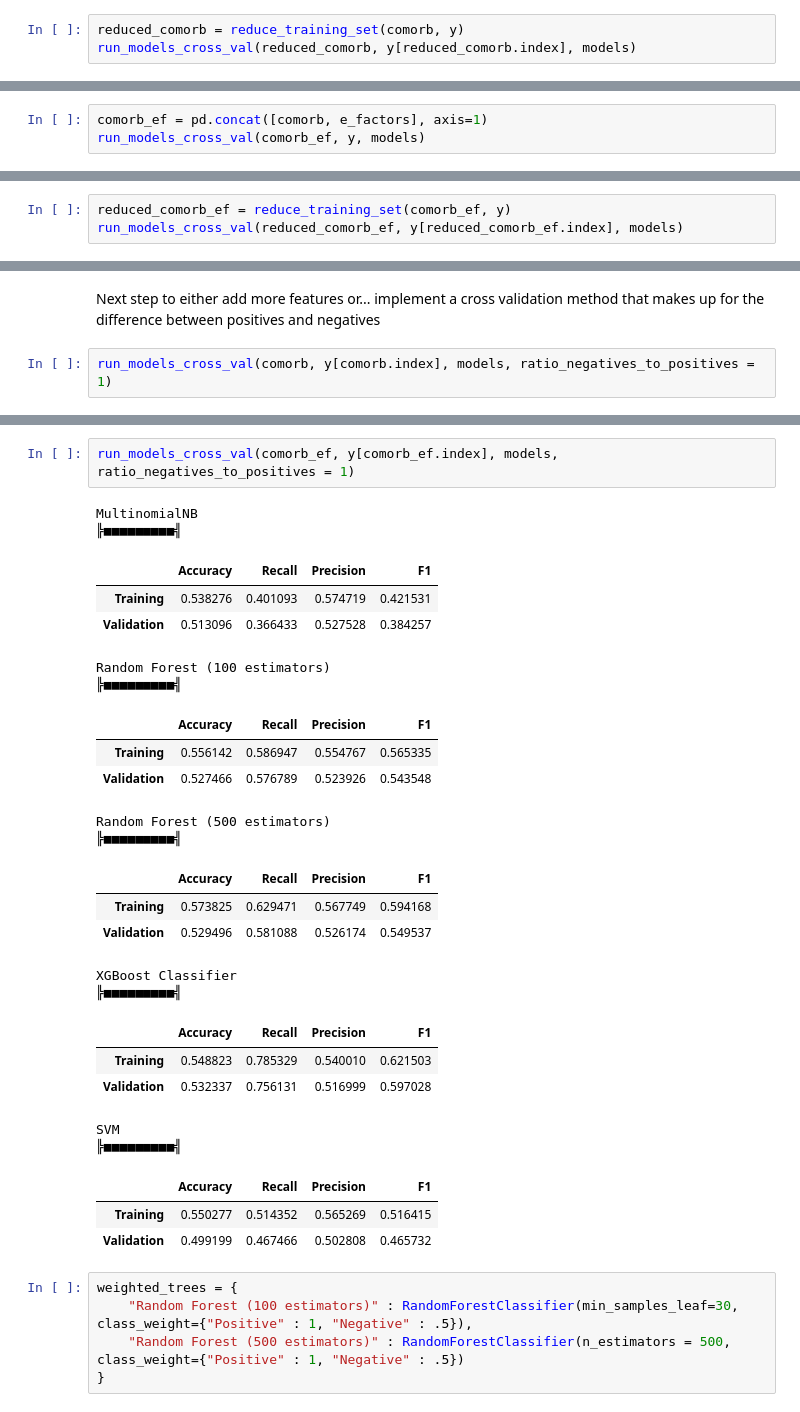
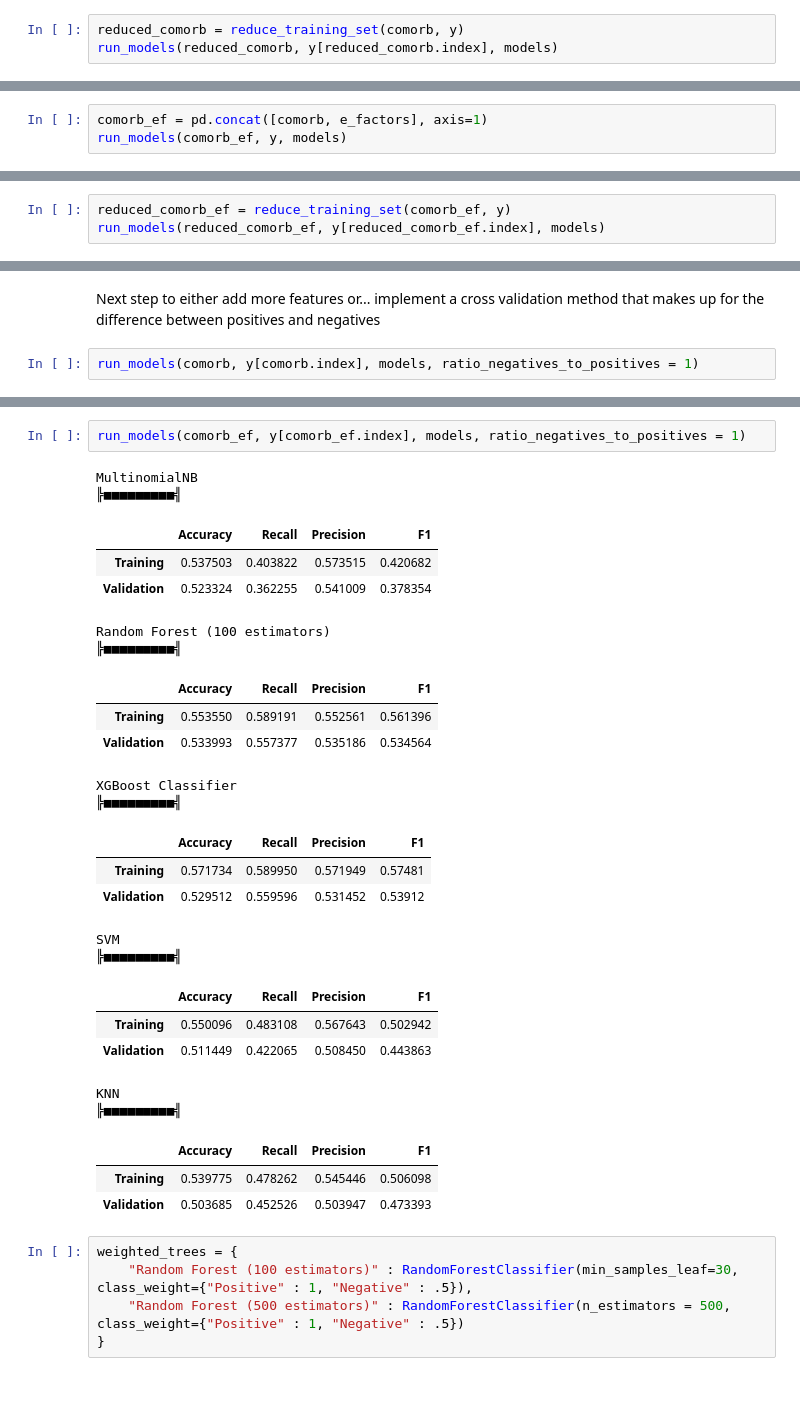
Before and after one commit to Sir-Slade/covid_prediction_project, a Jupyter notebook: PredictorExperiments.ipynb, the cells around one changed output, grey strips where cells are left out. Drawn from its saved outputs; the diff is of its cells as text.

```diff
--- a/PredictorExperiments.ipynb
+++ b/PredictorExperiments.ipynb
@@ -284,6 +344,6 @@ SVM
 # %%
 reduced_comorb = reduce_training_set(comorb, y)
-run_models_cross_val(reduced_comorb, y[reduced_comorb.index], models)
+run_models(reduced_comorb, y[reduced_comorb.index], models)
 # %% [output]
 MultinomialNB
 ╠■■■■■■■■■╣
@@ -313,6 +373,6 @@ SVM
 # %%
 comorb_ef = pd.concat([comorb, e_factors], axis=1)
-run_models_cross_val(comorb_ef, y, models)
+run_models(comorb_ef, y, models)
 # %% [output]
 MultinomialNB
 ╠■■■■■■■■■╣
@@ -342,6 +402,6 @@ SVM
 # %%
 reduced_comorb_ef = reduce_training_set(comorb_ef, y)
-run_models_cross_val(reduced_comorb_ef, y[reduced_comorb_ef.index], models)
+run_models(reduced_comorb_ef, y[reduced_comorb_ef.index], models)
 # %% [output]
 MultinomialNB
 ╠■■■■■■■■■╣
@@ -371,7 +431,7 @@ SVM
 # %% [markdown]
 Next step to either add more features or... implement a cross validation method that makes up for the difference between positives and negatives
 # %%
-run_models_cross_val(comorb, y[comorb.index], models, ratio_negatives_to_positives = 1)
+run_models(comorb, y[comorb.index], models, ratio_negatives_to_positives = 1)
 # %% [output]
 MultinomialNB
 ╠■■■■■■■■■╣
@@ -401,31 +461,31 @@ SVM
 # %%
-run_models_cross_val(comorb_ef, y[comorb_ef.index], models, ratio_negatives_to_positives = 1)
+run_models(comorb_ef, y[comorb_ef.index], models, ratio_negatives_to_positives = 1)
 # %% [output]
 MultinomialNB
 ╠■■■■■■■■■╣
 |  | Accuracy | Recall | Precision | F1 |
-| Training | 0.538276 | 0.401093 | 0.574719 | 0.421531 |
-| Validation | 0.513096 | 0.366433 | 0.527528 | 0.384257 |
+| Training | 0.537503 | 0.403822 | 0.573515 | 0.420682 |
+| Validation | 0.523324 | 0.362255 | 0.541009 | 0.378354 |
 Random Forest (100 estimators)
 ╠■■■■■■■■■╣
 |  | Accuracy | Recall | Precision | F1 |
-| Training | 0.556142 | 0.586947 | 0.554767 | 0.565335 |
-| Validation | 0.527466 | 0.576789 | 0.523926 | 0.543548 |
+| Training | 0.553550 | 0.589191 | 0.552561 | 0.561396 |
+| Validation | 0.533993 | 0.557377 | 0.535186 | 0.534564 |
-Random Forest (500 estimators)
+XGBoost Classifier
 ╠■■■■■■■■■╣
 |  | Accuracy | Recall | Precision | F1 |
-| Training | 0.573825 | 0.629471 | 0.567749 | 0.594168 |
-| Validation | 0.529496 | 0.581088 | 0.526174 | 0.549537 |
+| Training | 0.571734 | 0.589950 | 0.571949 | 0.57481 |
+| Validation | 0.529512 | 0.559596 | 0.531452 | 0.53912 |
-XGBoost Classifier
+SVM
 ╠■■■■■■■■■╣
 |  | Accuracy | Recall | Precision | F1 |
-| Training | 0.548823 | 0.785329 | 0.540010 | 0.621503 |
-| Validation | 0.532337 | 0.756131 | 0.516999 | 0.597028 |
+| Training | 0.550096 | 0.483108 | 0.567643 | 0.502942 |
+| Validation | 0.511449 | 0.422065 | 0.508450 | 0.443863 |
-SVM
+KNN
 ╠■■■■■■■■■╣
 |  | Accuracy | Recall | Precision | F1 |
-| Training | 0.550277 | 0.514352 | 0.565269 | 0.516415 |
-| Validation | 0.499199 | 0.467466 | 0.502808 | 0.465732 |
+| Training | 0.539775 | 0.478262 | 0.545446 | 0.506098 |
+| Validation | 0.503685 | 0.452526 | 0.503947 | 0.473393 |
 # %%
 weighted_trees = {
     "Random Forest (100 estimators)" : RandomForestClassifier(min_samples_leaf=30, class_weight={"Positive" : 1, "Negative" : .5}),
```
Also changed, not shown: parts of 27 cells of this notebook.
